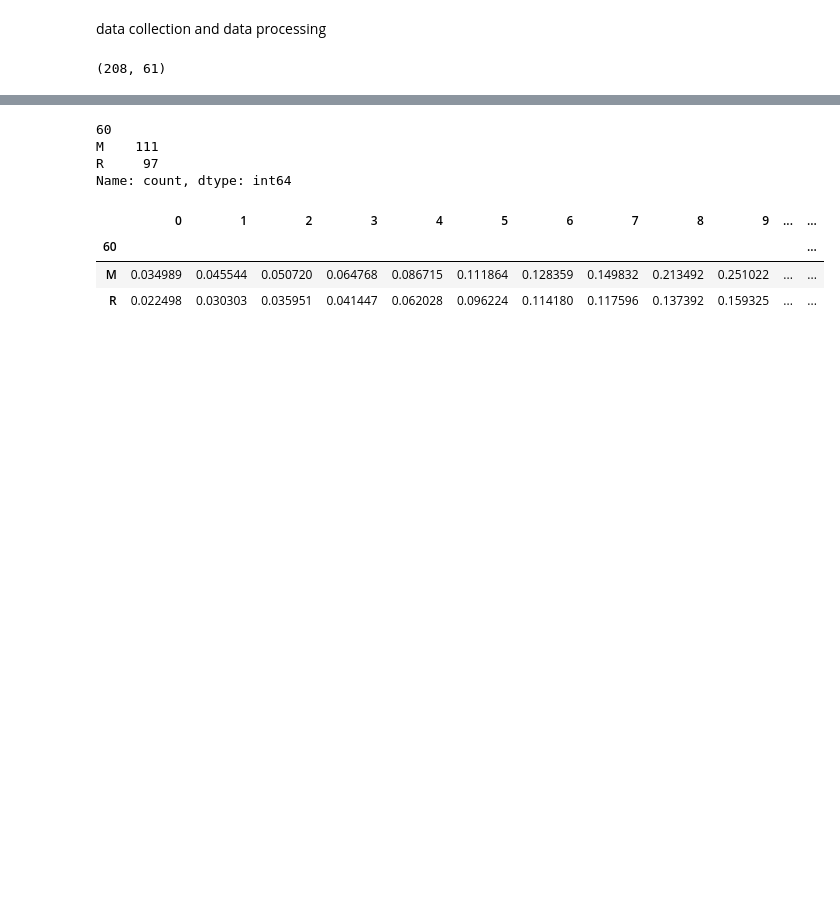
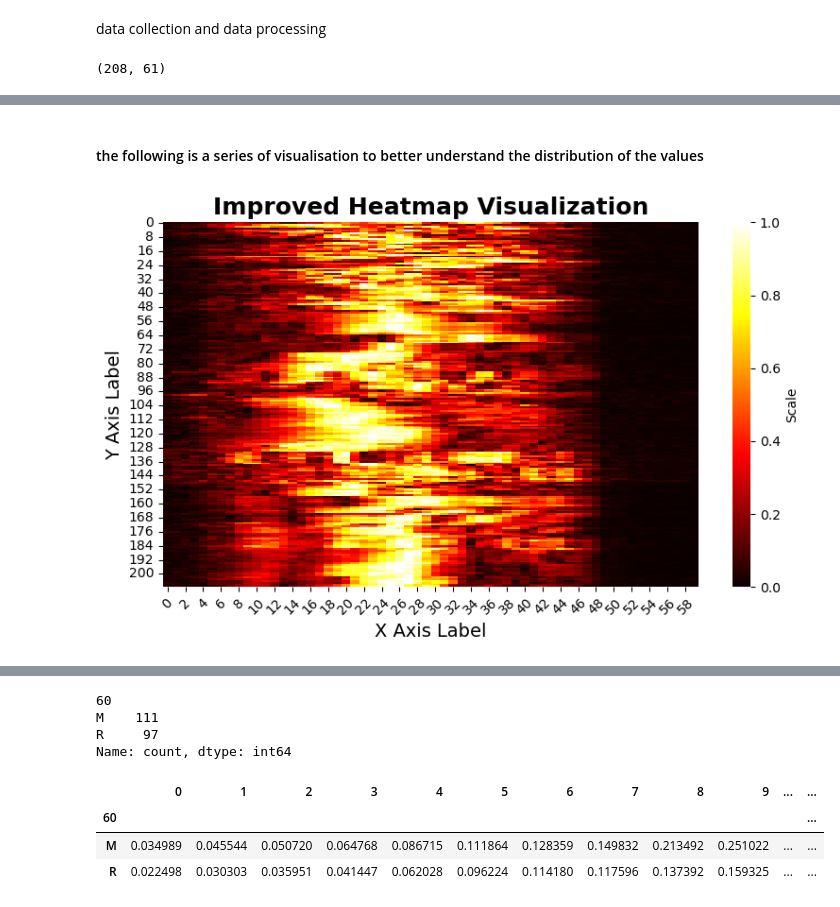
Before and after one commit to shazabhassan/Hands-on-practice-for-Machine-Learning-project, a Jupyter notebook: projects/Sonar_Rock_vs_Mine_prediction.ipynb, the cells around one changed output, grey strips where cells are left out. Drawn from its saved outputs; the diff is of its cells as text; code cells hidden in the pictures; blank space fills up the shorter version.

Commit message:
adding the visualisation to the sonar machine learning project

```diff
--- a/projects/Sonar_Rock_vs_Mine_prediction.ipynb
+++ b/projects/Sonar_Rock_vs_Mine_prediction.ipynb
@@ -18,0 +54,20 @@ df.shape
+# %% [markdown]
+#### the following is a series of visualisation to better understand the distribution of the values
+# %%
+X = df.drop(columns=60,axis =1)
+# %%
+# heatmap
+plt.figure(figsize=(8,5))
+heatmap = sns.heatmap(X,cmap="hot", cbar_kws={'label': 'Scale'})
+
+heatmap.set_title('Improved Heatmap Visualization', fontsize=18, fontweight='bold')
+heatmap.set_xlabel('X Axis Label', fontsize=14)
+heatmap.set_ylabel('Y Axis Label', fontsize=14)
+plt.xticks(rotation=45)
+plt.yticks(rotation=0)
+
+plt.tight_layout()
+
+plt.show()
+# %% [output]
+[figure, added]
```
Also changed, not shown: parts of 8 cells of this notebook.
